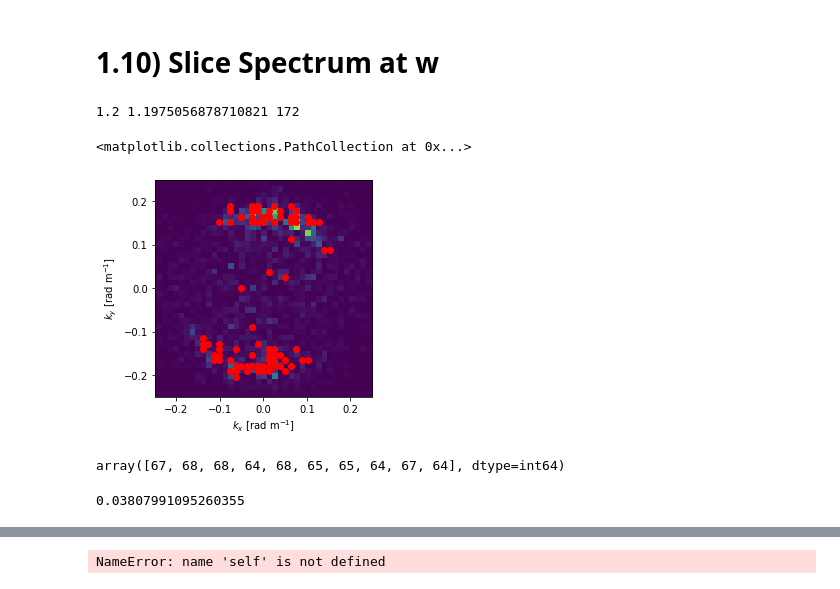
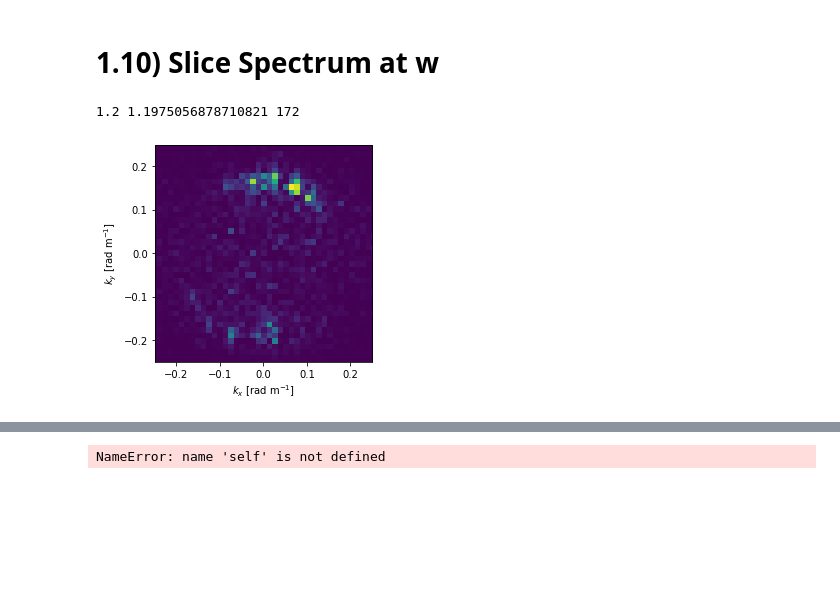
Before and after one commit to joeyanderson1/4th-Year-Thesis, a Jupyter notebook: Filtering Tel-Aviv Triplets.ipynb, the cells around one changed output, grey strips where cells are left out. Drawn from its saved outputs; the diff is of its cells as text; code cells hidden in the pictures; blank space fills up the shorter version.

```diff
--- a/Filtering Tel-Aviv Triplets.ipynb
+++ b/Filtering Tel-Aviv Triplets.ipynb
@@ -729,8 +796,7 @@ def plot_w_slice(at_w, extent, ax=None, dB=None, vmin=None, save=False):
 # %%
-plot_w_slice(at_w=1.2, extent = [-0.25,0.25, -0.25, 0.25], ax=None, dB=None, vmin=None, save=False)
+plot_w_slice(at_w, extent = [-0.25,0.25, -0.25, 0.25], ax=None, dB=None, vmin=None, save=False)
 
-plt.scatter(Kx[kx_ind], Ky[ky_ind], color = 'red')
+#plt.scatter(Kx[kx_ind], Ky[ky_ind], color = 'red')
 # %% [output]
 1.2 1.1975056878710821 172
-<matplotlib.collections.PathCollection at 0x...>
-[figure, old version]
+[figure, new version]
@@ -751,8 +802,0 @@ kx_ind, ky_ind = top_20_indices_2d[0], top_20_indices_2d[1]
-# %%
-kx_ind
-# %% [output]
-array([67, 68, 68, 64, 68, 65, 65, 64, 67, 64], dtype=int64)
-# %%
-Ky[69]
-# %% [output]
-0.03807991095260355
```
Also changed, not shown: parts of 48 cells of this notebook.
